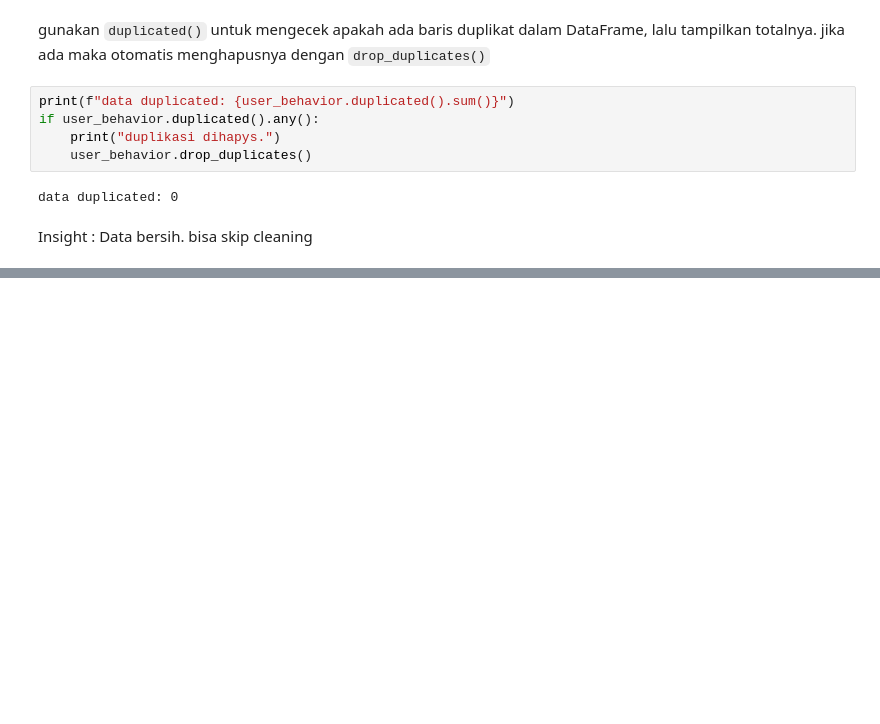
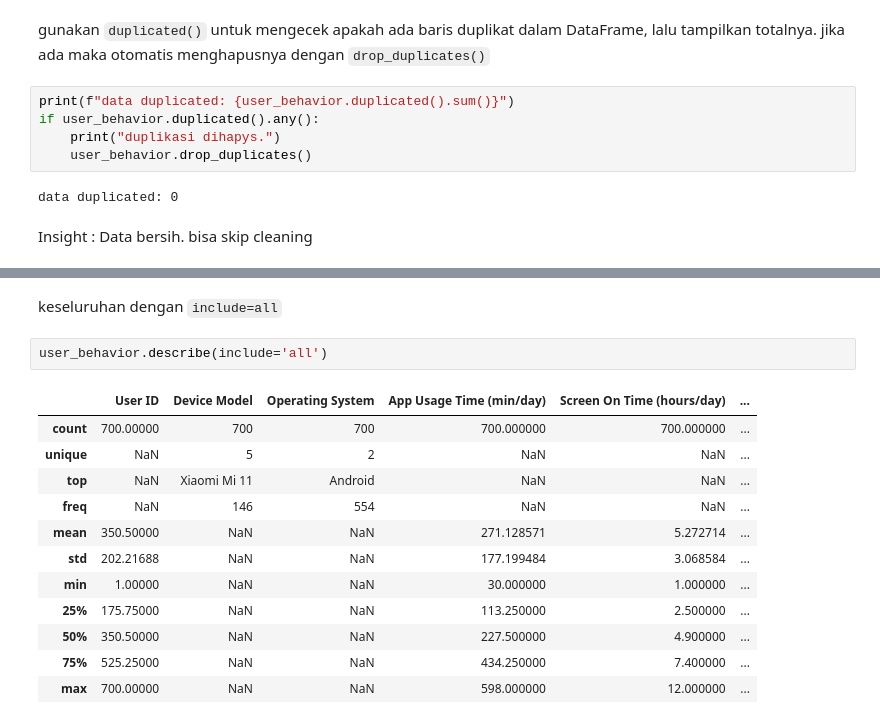
Before and after one commit to Bokibyte/PProKom, a Jupyter notebook: Semester_3/Data_Mining/P2_1611/Project_UTS.ipynb, the cells around one changed output, grey strips where cells are left out. Drawn from its saved outputs; the diff is of its cells as text; blank space fills up the shorter version.

```diff
--- a/Semester_3/Data_Mining/P2_1611/Project_UTS.ipynb
+++ b/Semester_3/Data_Mining/P2_1611/Project_UTS.ipynb
@@ -129,0 +186,17 @@ Insight : Data bersih. bisa skip cleaning
+# %% [markdown]
+keseluruhan dengan `include=all`
+# %%
+user_behavior.describe(include='all')
+# %% [output]
+|  | User ID | Device Model | Operating System | App Usage Time (min/day) | Screen On Time (hours/day) | ... |
+| count | 700.00000 | 700 | 700 | 700.000000 | 700.000000 | ... |
+| unique | NaN | 5 | 2 | NaN | NaN | ... |
+| top | NaN | Xiaomi Mi 11 | Android | NaN | NaN | ... |
+| freq | NaN | 146 | 554 | NaN | NaN | ... |
+| mean | 350.50000 | NaN | NaN | 271.128571 | 5.272714 | ... |
+| std | 202.21688 | NaN | NaN | 177.199484 | 3.068584 | ... |
+| min | 1.00000 | NaN | NaN | 30.000000 | 1.000000 | ... |
+| 25% | 175.75000 | NaN | NaN | 113.250000 | 2.500000 | ... |
+| 50% | 350.50000 | NaN | NaN | 227.500000 | 4.900000 | ... |
+| 75% | 525.25000 | NaN | NaN | 434.250000 | 7.400000 | ... |
+| max | 700.00000 | NaN | NaN | 598.000000 | 12.000000 | ... |
```
Also changed, not shown: parts of 19 cells of this notebook.
